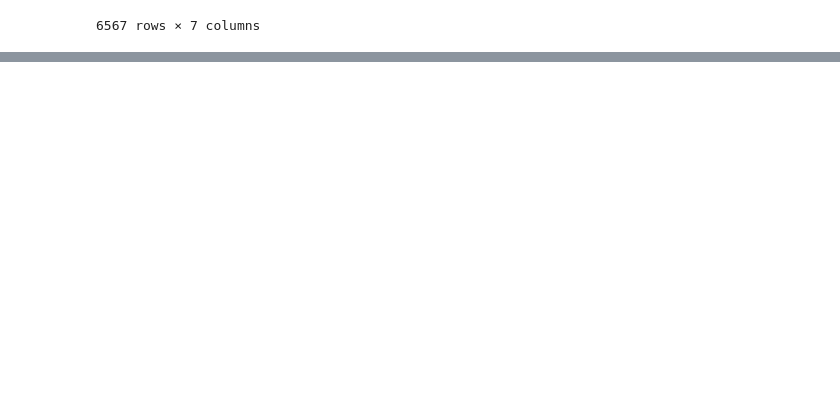
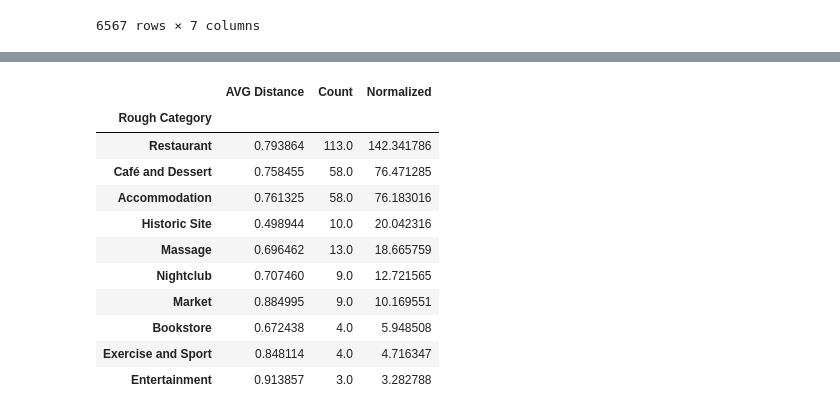
Before and after one commit to luangtatipsy/DataScience-CapStone, a Jupyter notebook: Week4_Assignment.ipynb, the cells around one changed output, grey strips where cells are left out. Saved outputs shown, nothing was run; the diff lists cells and outputs as text; code cells hidden in the pictures; blank space fills up the shorter version.

```diff
--- a/Week4_Assignment.ipynb
+++ b/Week4_Assignment.ipynb
@@ -264,0 +553,3 @@ Name: Venue Category, Length: 75, dtype: int64
+# %%
+avg_df = df[['Rough Category', 'AVG Distance']].drop_duplicates()
+avg_df.shape
@@ -264,0 +558,3 @@ Name: Venue Category, Length: 75, dtype: int64
+# %%
+avg_df.set_index('Rough Category', inplace=True)
+avg_df
@@ -264,0 +578,7 @@ Name: Venue Category, Length: 75, dtype: int64
+# %%
+avg_df['Count'] = np.nan
+values = df['Rough Category'].value_counts()
+
+for cate in avg_df.index:
+    avg_df['Count'][cate] = values[cate]
+avg_df
@@ -264,0 +604,3 @@ Name: Venue Category, Length: 75, dtype: int64
+# %%
+avg_df.dropna(inplace=True)
+avg_df
@@ -264,0 +620,15 @@ Name: Venue Category, Length: 75, dtype: int64
+# %%
+avg_df.sort_values(by='Normalized', ascending=False)
+# %% [output]
+|  | AVG Distance | Count | Normalized |
+| Rough Category |  |  |  |
+| Restaurant | 0.793864 | 113.0 | 142.341786 |
+| Café and Dessert | 0.758455 | 58.0 | 76.471285 |
+| Accommodation | 0.761325 | 58.0 | 76.183016 |
+| Historic Site | 0.498944 | 10.0 | 20.042316 |
+| Massage | 0.696462 | 13.0 | 18.665759 |
+| Nightclub | 0.707460 | 9.0 | 12.721565 |
+| Market | 0.884995 | 9.0 | 10.169551 |
+| Bookstore | 0.672438 | 4.0 | 5.948508 |
+| Exercise and Sport | 0.848114 | 4.0 | 4.716347 |
+| Entertainment | 0.913857 | 3.0 | 3.282788 |
```
Also changed, not shown: parts of 44 cells of this notebook.
